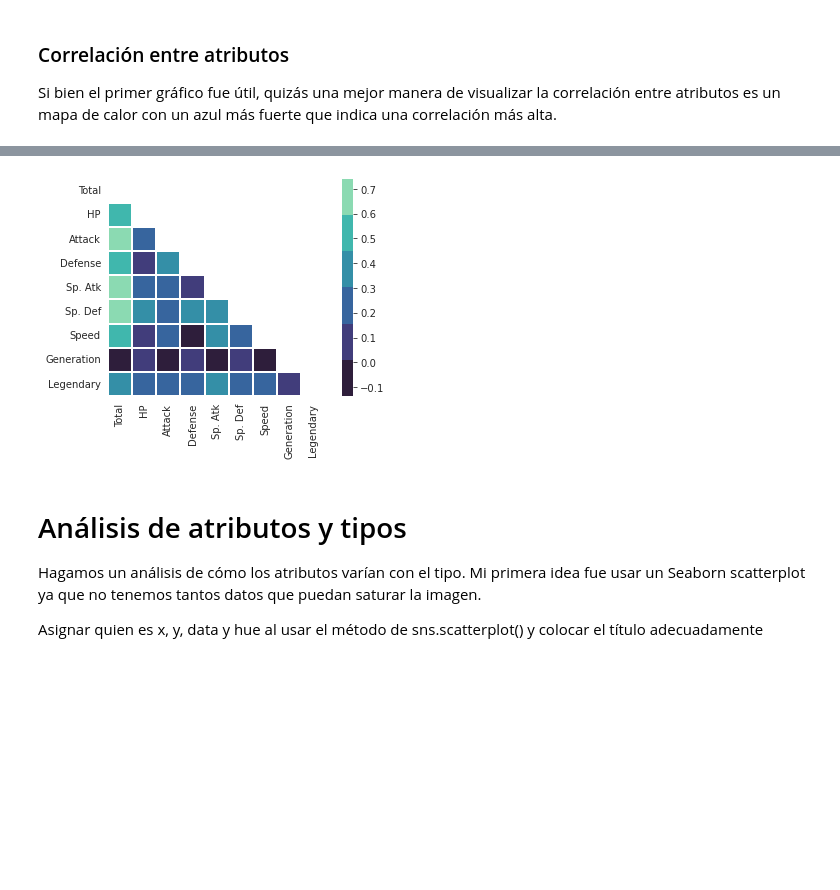
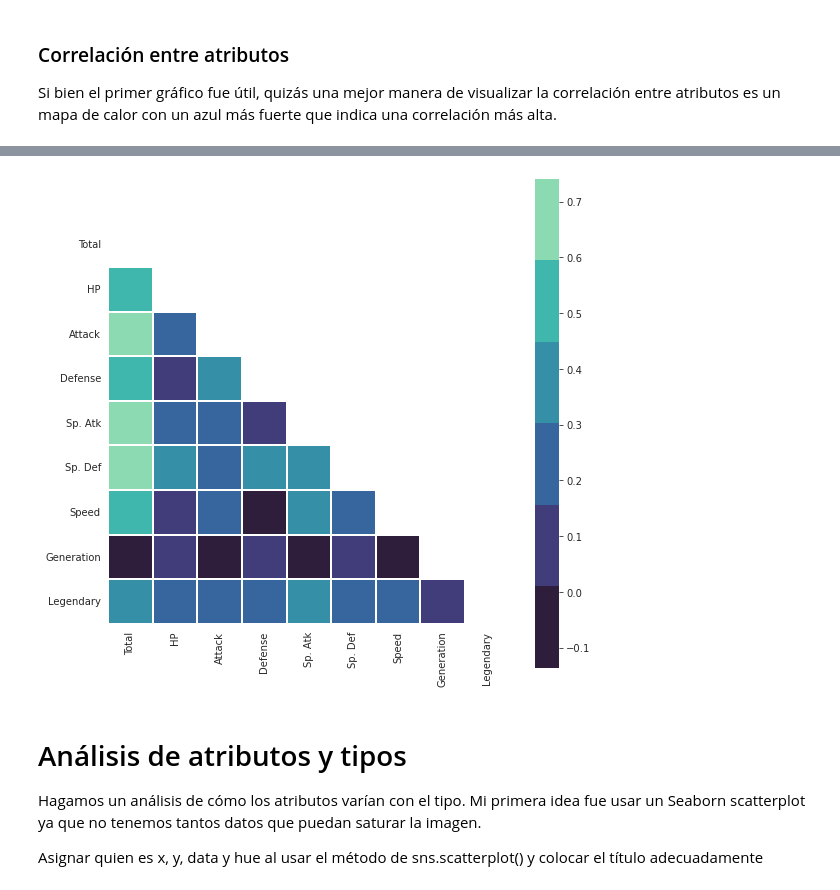
Before and after one commit to SalRmz/DCDP, a Jupyter notebook: 01 Programación en Python/notebooks/exercises/Practica_Final_EDA_WoAns.ipynb, the cells around one changed output, grey strips where cells are left out. Saved outputs shown, nothing was run; the diff lists cells and outputs as text; code cells hidden in the pictures; blank space fills up the shorter version.

```diff
--- a/01 Programación en Python/notebooks/exercises/Practica_Final_EDA_WoAns.ipynb
+++ b/01 Programación en Python/notebooks/exercises/Practica_Final_EDA_WoAns.ipynb
@@ -254,13 +233,14 @@ with sns.axes_style("white"):
 # %%
 # Corr de gens 1 y 2
+plt.figure(figsize=(9,9))
 my_corr = gens1and2.corr()
 mask = np.zeros_like(my_corr)
 ## Esta parte es para llenar la diagonal superior de espacios en blanco!
 mask[np.triu_indices_from(mask)] = True
 with sns.axes_style("white"):
      ax = sns.heatmap(my_corr, mask=mask, square=True, cmap=sns.color_palette('mako'), vmax=np.max(np.sort(my_corr.values)[:,-2]), linewidths=0.3)
 # %% [output]
-[figure, old version]
+[figure, new version]
 # %% [markdown]
 # Análisis de atributos y tipos
 
```
Also changed, not shown: parts of 19 cells of this notebook.
